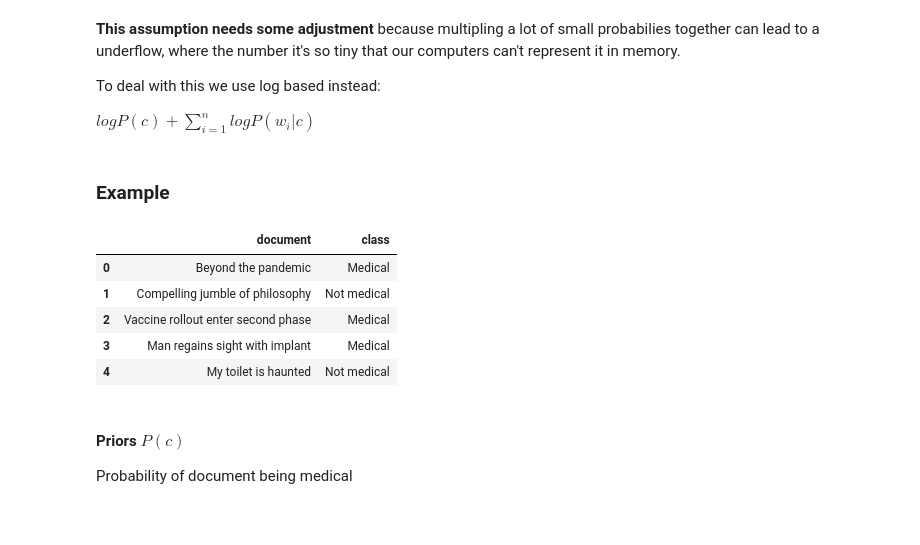
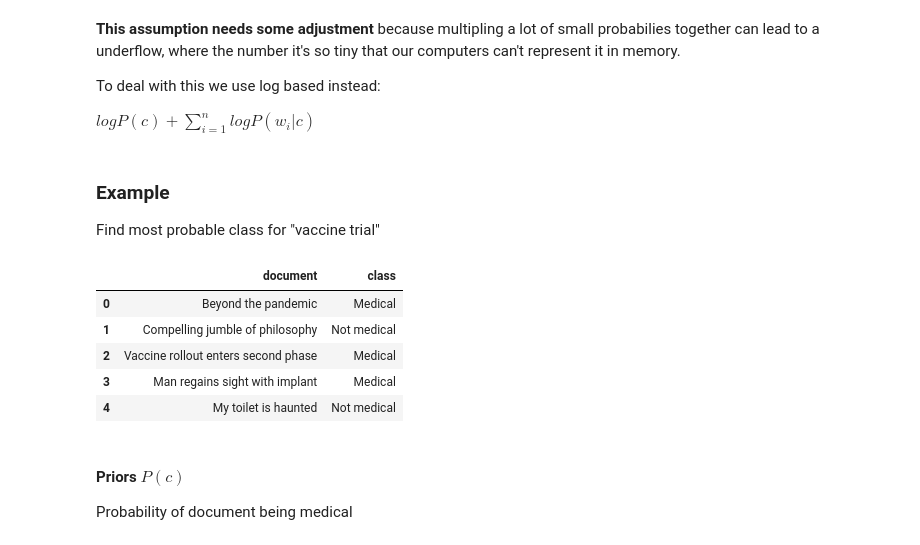
Before and after one commit to rdemarqui/studies, a Jupyter notebook: Naive_Bayes.ipynb, the cells around one changed output. Cells and saved outputs as stored; diff of their text form; code cells hidden in the pictures.

```diff
--- a/Naive_Bayes.ipynb
+++ b/Naive_Bayes.ipynb
@@ -85,7 +85,8 @@ $(d|c)= P([(w_{1}|c), (w_{2}|c), (w_{3}|c), ... , (w_{n}|c)]) $
 To deal with this we use log based instead:
 
 $logP(c) + \sum_{i=1}^{n}logP(w_{i}|c)$
-# %% [markdown]
-### Example
+# %% [markdown]
+### Example
+Find most probable class for "vaccine trial"
 # %%
 import pandas as pd
@@ -93,21 +95,21 @@ import math
 # %%
 document = [
     'Beyond the pandemic',
     'Compelling jumble of philosophy',
-    'Vaccine rollout enter second phase',
+    'Vaccine rollout enters second phase',
     'Man regains sight with implant',
     'My toilet is haunted'
 ]
 doc_class = ['Medical', 'Not medical', 'Medical', 'Medical', 'Not medical']
 
 corpus = pd.DataFrame([document, doc_class]).T
 corpus.columns = ['document', 'class']
 corpus
 # %% [output]
 |  | document | class |
 | 0 | Beyond the pandemic | Medical |
 | 1 | Compelling jumble of philosophy | Not medical |
-| 2 | Vaccine rollout enter second phase | Medical |
+| 2 | Vaccine rollout enters second phase | Medical |
 | 3 | Man regains sight with implant | Medical |
 | 4 | My toilet is haunted | Not medical |
 # %% [markdown]
```
Also changed, not shown: parts of 22 cells of this notebook.
